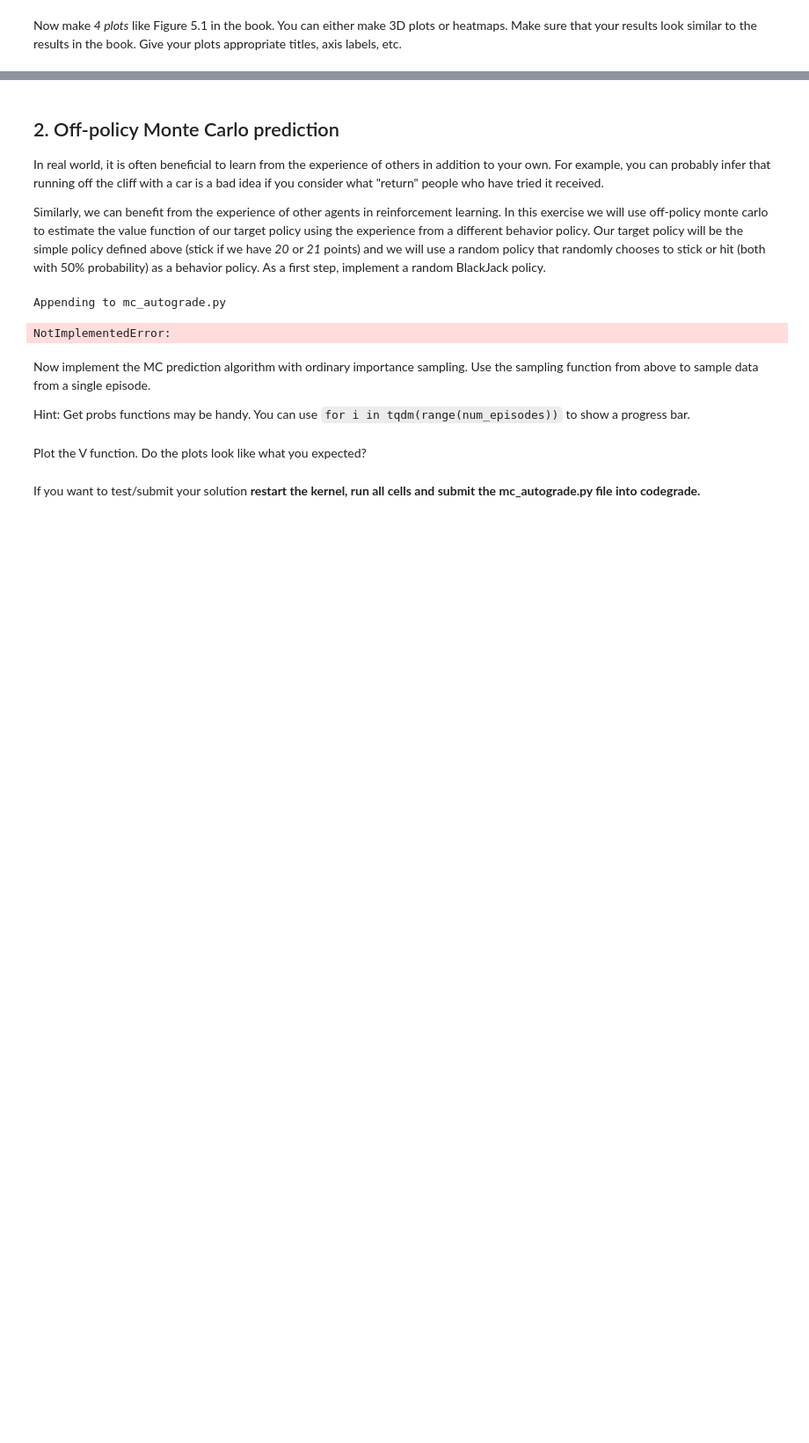
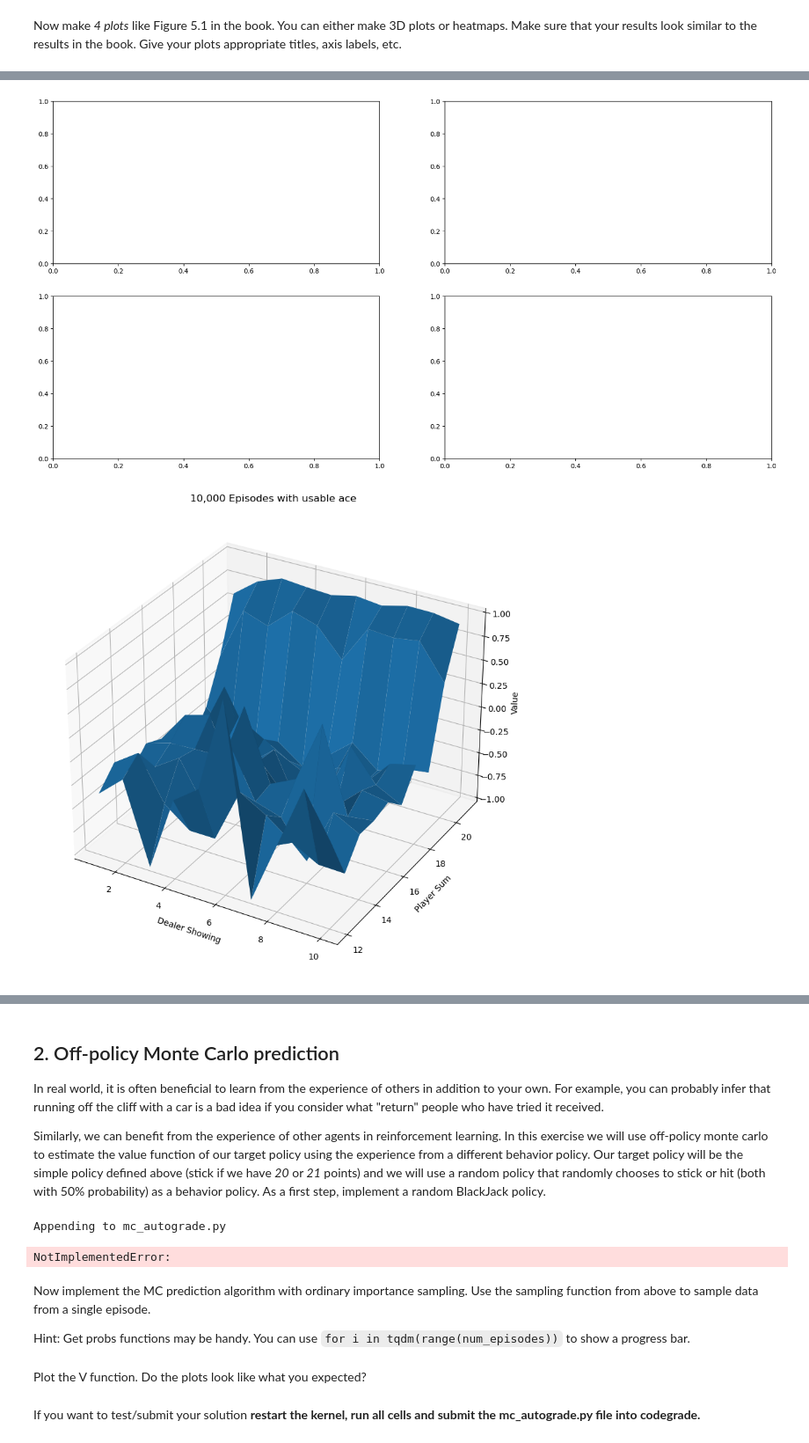
Before and after one commit to Sergi095/Uva_RLcourse_2023, a Jupyter notebook: lab2/MC_lab.ipynb, the cells around one changed output, grey strips where cells are left out. Shown at 88% size. Cells and saved outputs as stored; diff of their text form; code cells hidden in the pictures; blank space fills up the shorter version.

```diff
--- a/lab2/MC_lab.ipynb
+++ b/lab2/MC_lab.ipynb
@@ -310,0 +307,53 @@ Wall time: 49.3 s
+# %%
+# YOUR CODE HERE
+from mpl_toolkits.mplot3d import Axes3D
+import numpy as np
+
+# Make Approximate state-value functions for the blackjack policy that sticks only on 20 or 21, computed by Monte Carlo policy evaluation.
+
+def plot_value_function(V, title="Value Function", usable_ace=True):
+    """
+    Plots the value function as a surface plot.
+    """
+
+    V_to_plot = np.zeros((22, 11))
+    for i in range(22):
+        for j in range(11):
+            V_to_plot[i, j] = V.get((i, j, usable_ace), 0)
+
+    fig = plt.figure(figsize=(20, 10))
+    ax = fig.add_subplot(111, projection='3d')
+    x = np.arange(1, 11)
+    y = np.arange(12, 22)
+    X, Y = np.meshgrid(x, y)
+    ax.plot_surface(X, Y, V_to_plot[12:22, 1:11])
+    ax.set_xlabel('Dealer Showing')
+    ax.set_ylabel('Player Sum')
+    ax.set_zlabel('Value')
+    ax.set_title(title)
+    plt.show()
+
+# Make plot with 4 subplots
+fig, axes = plt.subplots(2, 2, figsize=(20, 10))
+titles = ["10,000 Episodes with usable ace", "500,000 Episodes with usable ace", "10,000 Episodes without usable ace", "500,000 Episodes without usable ace"]
+V_list = [V_10k, V_500k, V_10k, V_500k]
+usable_ace_list = [True, True, False, False]
+
+for ind, ax in enumerate(axes.flatten()):
+    plot_value_function(V_list[ind], title=titles[ind], usable_ace=usable_ace_list[ind])
+
+# plot_value_function(V_10k, title="After 10,000 episodes with usable ace", usable_ace=True)
+# plot_value_function(V_500k, title="After 500,000 episodes with usable ace", usable_ace=True)
+# plot_value_function(V_10k, title="After 10,000 episodes without usable ace", usable_ace=False)
+# plot_value_function(V_500k, title="After 500,000 episodes without usable ace", usable_ace=False)
+
+
+
+
+
+
+
+# End Code
+# %% [output]
+[figure, added]
+[figure, added]
```
Also changed, not shown: parts of 7 cells of this notebook.
